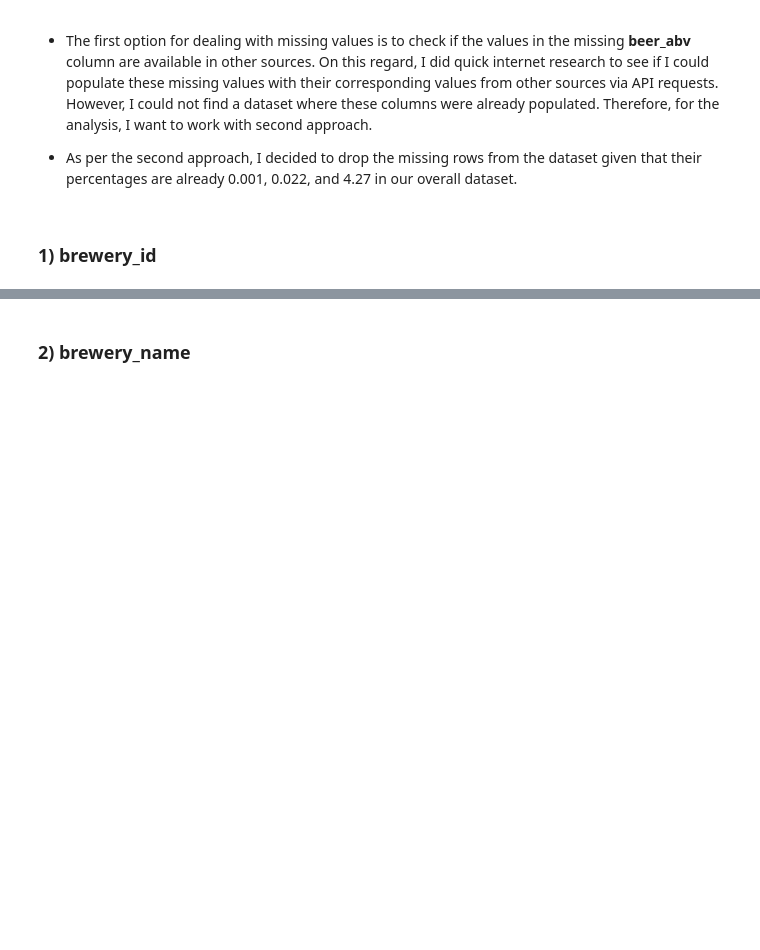
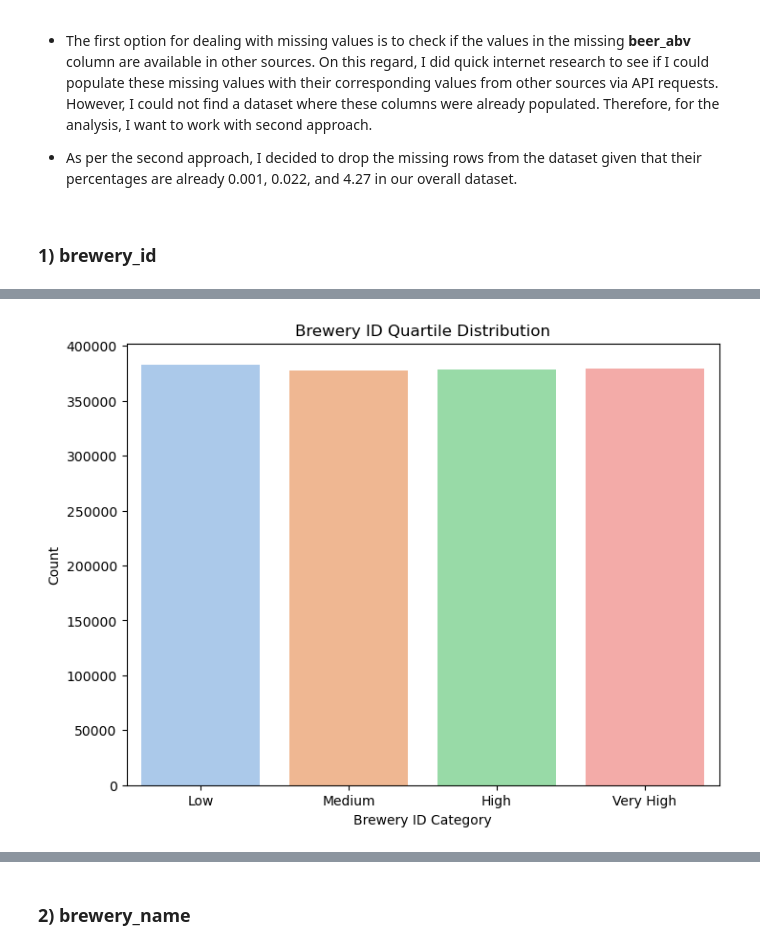
Before and after one commit to MEnesAkpinar/Beer_Advocate_Project, a Jupyter notebook: Beer_Advocate_Project.ipynb, the cells around one changed output, grey strips where cells are left out. Cells and saved outputs as stored; diff of their text form; code cells hidden in the pictures; blank space fills up the shorter version.

```diff
--- a/Beer_Advocate_Project.ipynb
+++ b/Beer_Advocate_Project.ipynb
@@ -247,0 +294,11 @@ dtype: int64
+# %%
+df_review['brewery_id_bins'] = pd.qcut(df_review['brewery_id'], 4, labels=["Low", "Medium", "High", "Very High"])
+
+plt.figure(figsize=(8, 6))
+sns.countplot(x='brewery_id_bins', data=df_review, palette='pastel')
+plt.title("Brewery ID Quartile Distribution")
+plt.xlabel("Brewery ID Category")
+plt.ylabel("Count")
+plt.show()
+# %% [output]
+[figure, added]
```
Also changed, not shown: parts of 14 cells of this notebook.
